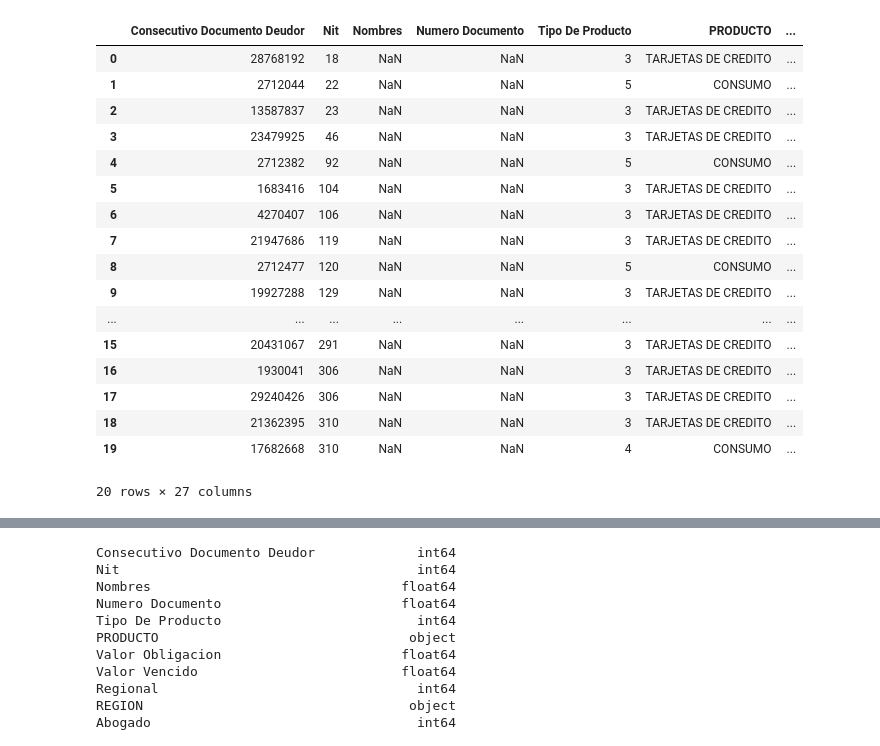
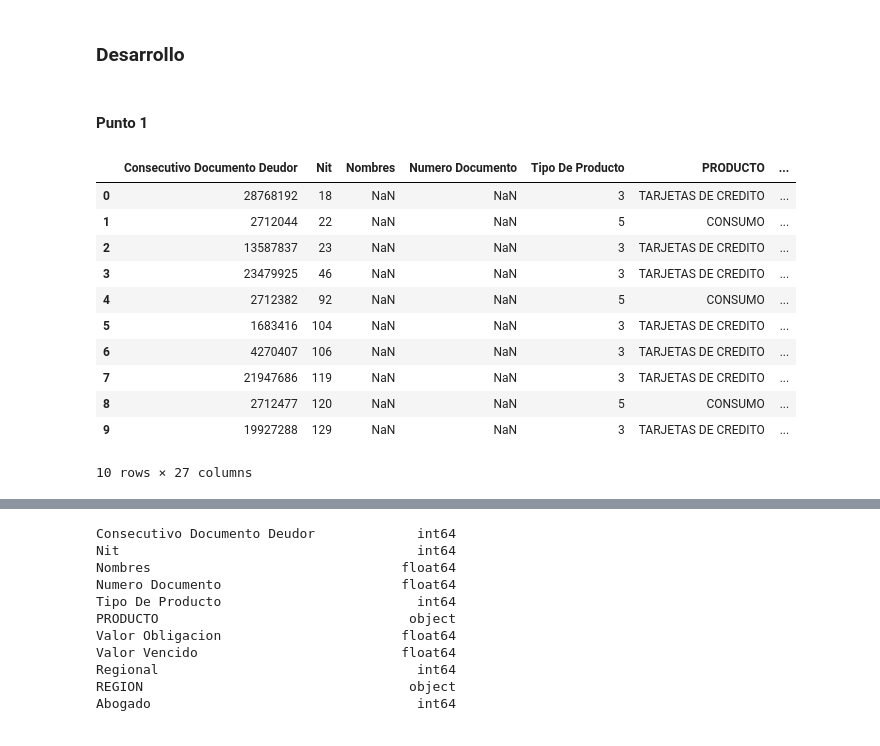
Before and after one commit to lucianarpo14/proyectoEAFIT, a Jupyter notebook: Proyecto1.ipynb, the cells around one changed output, grey strips where cells are left out. Cells and saved outputs as stored; diff of their text form; code cells hidden in the pictures.

```diff
--- a/Proyecto1.ipynb
+++ b/Proyecto1.ipynb
@@ -3,3 +10,3 @@ import pandas as pd
 # %%
 #data = pd.read_csv('https://raw.githubusercontent.com/insaid2018/Term-4/master/CaseStudy/Attrition.csv')
-data = pd.read_excel('C:/Users/Luciana Restrepo/OneDrive/Documentos/EAFIT/Caso1.xlsx')
+data = pd.read_excel('Caso 01 - Cobranza Sector Financiero.xlsx')
@@ -22,21 +13,19 @@ data
+# %% [markdown]
+### Desarrollo
+# %% [markdown]
+#### Punto 1
 # %%
-data.head(20)
+data.head(10)
 # %% [output]
 |  | Consecutivo Documento Deudor | Nit | Nombres | Numero Documento | Tipo De Producto | PRODUCTO | ... |
 | 0 | 28768192 | 18 | NaN | NaN | 3 | TARJETAS DE CREDITO | ... |
 | 1 | 2712044 | 22 | NaN | NaN | 5 | CONSUMO | ... |
 | 2 | 13587837 | 23 | NaN | NaN | 3 | TARJETAS DE CREDITO | ... |
 | 3 | 23479925 | 46 | NaN | NaN | 3 | TARJETAS DE CREDITO | ... |
 | 4 | 2712382 | 92 | NaN | NaN | 5 | CONSUMO | ... |
 | 5 | 1683416 | 104 | NaN | NaN | 3 | TARJETAS DE CREDITO | ... |
 | 6 | 4270407 | 106 | NaN | NaN | 3 | TARJETAS DE CREDITO | ... |
 | 7 | 21947686 | 119 | NaN | NaN | 3 | TARJETAS DE CREDITO | ... |
 | 8 | 2712477 | 120 | NaN | NaN | 5 | CONSUMO | ... |
 | 9 | 19927288 | 129 | NaN | NaN | 3 | TARJETAS DE CREDITO | ... |
-| ... | ... | ... | ... | ... | ... | ... | ... |
-| 15 | 20431067 | 291 | NaN | NaN | 3 | TARJETAS DE CREDITO | ... |
-| 16 | 1930041 | 306 | NaN | NaN | 3 | TARJETAS DE CREDITO | ... |
-| 17 | 29240426 | 306 | NaN | NaN | 3 | TARJETAS DE CREDITO | ... |
-| 18 | 21362395 | 310 | NaN | NaN | 3 | TARJETAS DE CREDITO | ... |
-| 19 | 17682668 | 310 | NaN | NaN | 4 | CONSUMO | ... |
-20 rows × 27 columns
+10 rows × 27 columns
```
Also changed, not shown: parts of 41 cells of this notebook.
